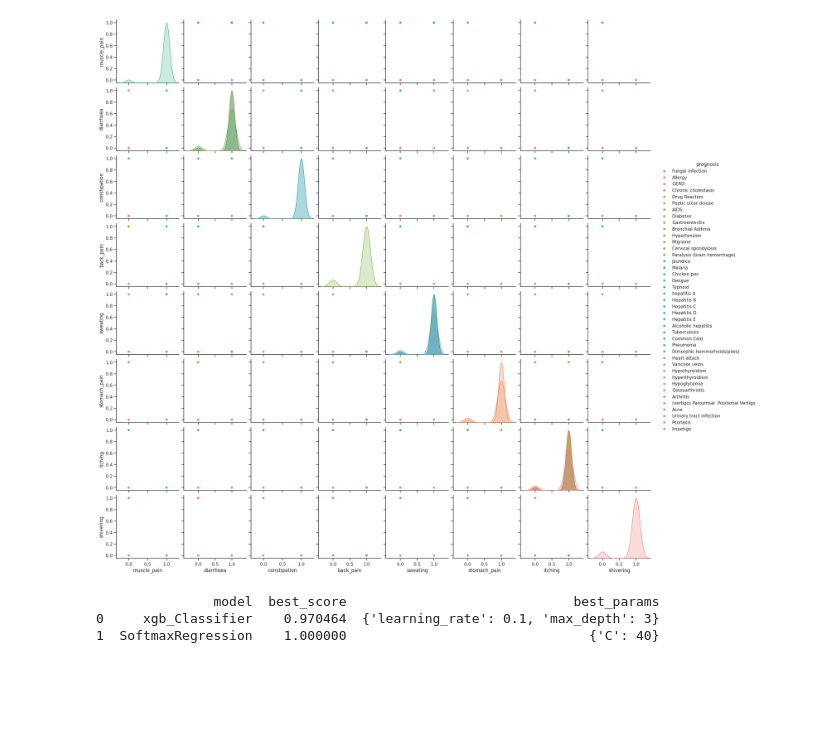
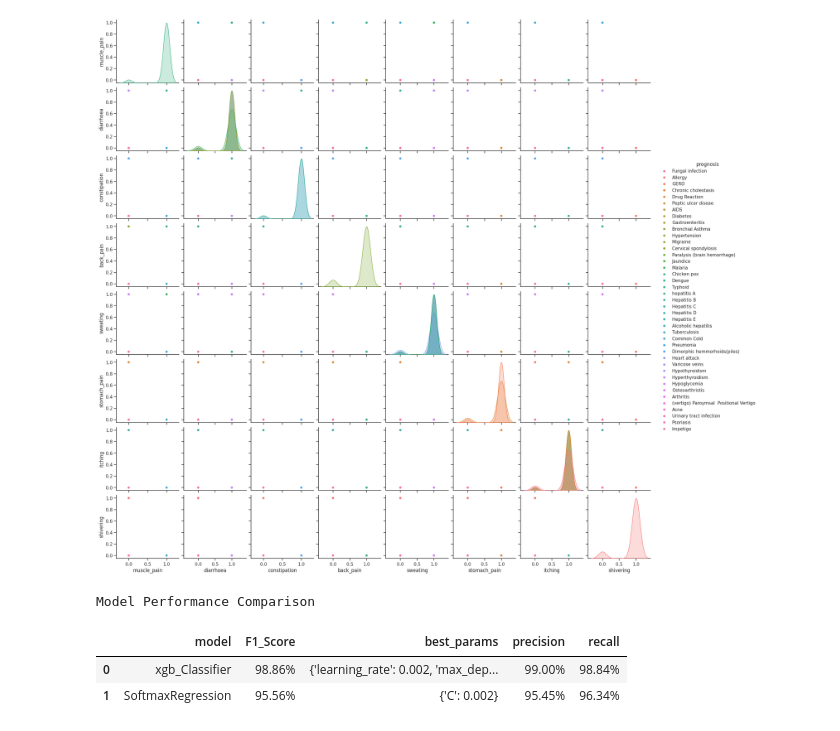
Before and after one commit to Jimmy-Rais/Connect_app, a Jupyter notebook: DiseasePred.ipynb, the cells around one changed output. Saved outputs shown, nothing was run; the diff lists cells and outputs as text; code cells hidden in the pictures; blank space fills up the shorter version.

```diff
--- a/DiseasePred.ipynb
+++ b/DiseasePred.ipynb
@@ -98,46 +103,62 @@ from sklearn.model_selection import GridSearchCV
 from sklearn.linear_model import LogisticRegression
 #Train_set ,validation_set and test_set creation
       #70% of data is used for training
-x_train,x_val,y_train,y_val=train_test_split(x,y,test_size=0.7,random_state=1)
+x_train,x_val,y_train,y_val=train_test_split(x,y,test_size=0.3,random_state=1)
       #15% of data is used for the validation set and 15% is used for the test set
 x_valid,x_test,y_valid,y_test=train_test_split(x_val,y_val,test_size=0.5,random_state=1)
 #Learning algorithms initialization(Softmax Regression and XGB Classifier)
 clf2=xgb.XGBClassifier()
 clf3=LogisticRegression(multi_class='multinomial',max_iter=1000)
 #Softmax
 #Hyperparameters tuning and model performance comparisons using GridSearchCv
 models={
     'xgb_Classifier':{
        'model_name':clf2,
        'params':{
 
-      'max_depth': [3, 5, 7],
-      'learning_rate': [0.1, 0.01, 0.001],
+      'max_depth': [10, 15, 20],
+      'learning_rate':[0.002,0.001,0.0001],
          },
        },
       'SoftmaxRegression':{
         'model_name':clf3,
         'params':{
-            'C':[40,50,60,70],
+            'C':[0.002,0.001,0.0001],
          },
      },
       }
 
 #F1 score (Precision vs accuracy trade off)
 score=[]
 for model_name,mp in models.items():
-  clf=GridSearchCV(mp['model_name'],mp['params'],cv=3,return_train_score=False,scoring='f1_macro')
+  scoring_metrics = {'f1_macro': 'f1_macro', 'precision': 'precision_macro', 'recall': 'recall_macro'}
+  clf=GridSearchCV(mp['model_name'],mp['params'],cv=3,return_train_score=False,scoring=scoring_metrics,refit='f1_macro')
   clf.fit(x_train,y_train)
   score.append({
       'model':model_name,
-      'best_score':clf.best_score_,
-      'best_params':clf.best_params_
+      'F1_Score':clf.best_score_,
+      'best_params':clf.best_params_,
+      'precision': clf.cv_results_['mean_test_precision'][clf.best_index_],
+      'recall': clf.cv_results_['mean_test_recall'][clf.best_index_],
   })
 
 #Convert the result in a panda dataframe
-score_df=pd.DataFrame(score,columns=['model','best_score','best_params'])
-print(score_df)
+score_df = pd.DataFrame(score, columns=['model', 'F1_Score', 'best_params', 'precision', 'recall'])
+# Styling the DataFrame
+styled_df = score_df.style.format({
+    'F1_Score': "{:.2%}",
+    'precision': "{:.2%}",
+    'recall': "{:.2%}"
+}).background_gradient(cmap='viridis', subset=['F1_Score', 'precision', 'recall']).set_properties(**{
+    'text-align': 'left',
+}).set_caption("Model Performance Comparison").set_table_styles([{
+    'selector': 'caption',
+    'props': [('color', 'red'), ('font-size', '16px')]
+}])
+# Display the styled DataFrame
+styled_df
 # %% [output]
-               model  best_score                             best_params
-0     xgb_Classifier    0.970464  {'learning_rate': 0.1, 'max_depth': 3}
-1  SoftmaxRegression    1.000000                               {'C': 40}
+Model Performance Comparison
+|  | model | F1_Score | best_params | precision | recall |
+| 0 | xgb_Classifier | 98.86% | {'learning_rate': 0.002, 'max_dep... | 99.00% | 98.84% |
+| 1 | SoftmaxRegression | 95.56% | {'C': 0.002} | 95.45% | 96.34% |
```
Also changed, not shown: parts of 10 cells of this notebook.
